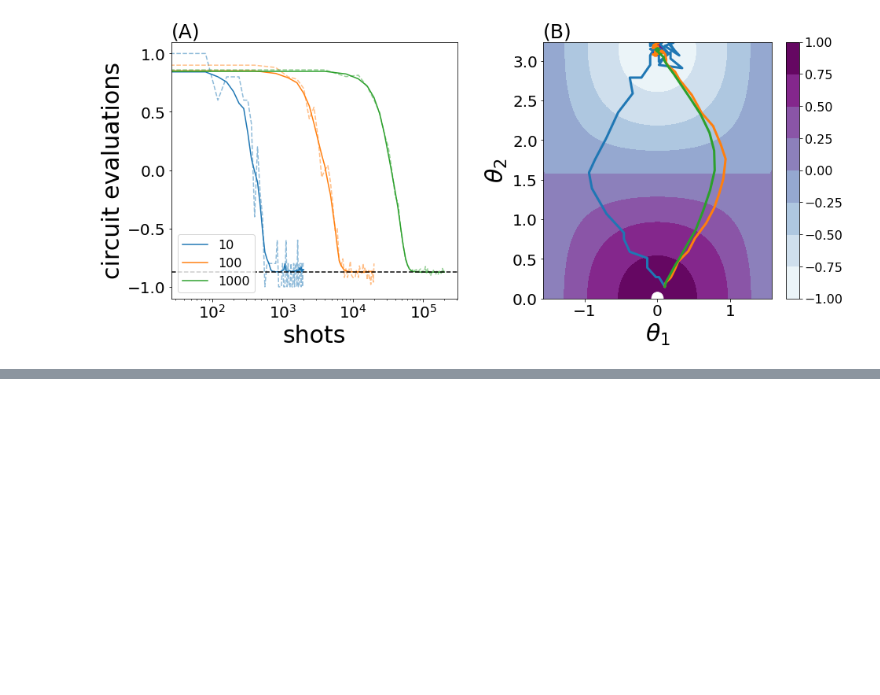
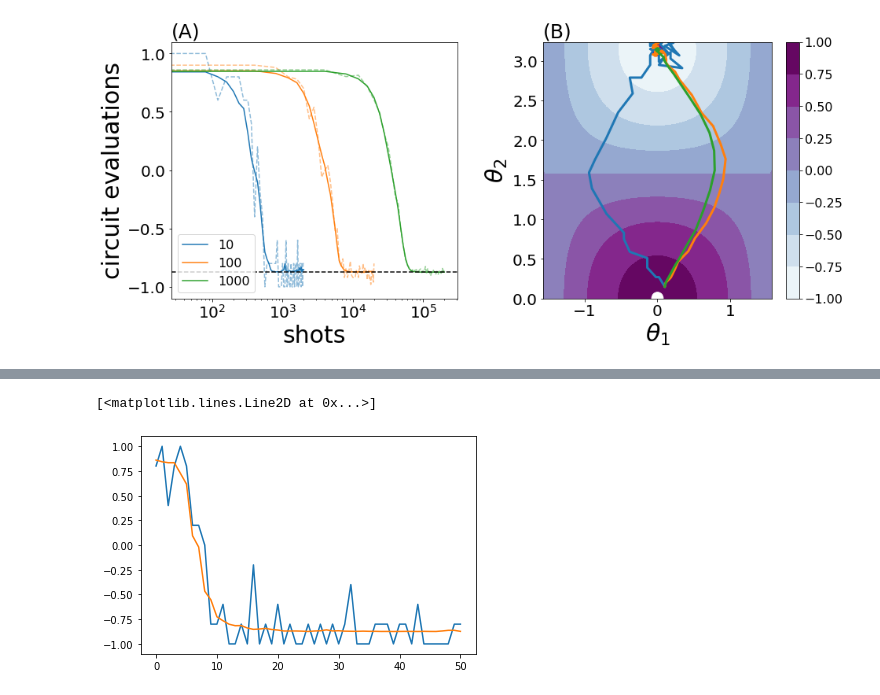
Before and after one commit to XanaduAI/derivatives-of-variational-circuits, a Jupyter notebook: optimizers/sim/simulator_analyze.ipynb, the cells around one changed output, grey strips where cells are left out. Cells and saved outputs as stored; diff of their text form; code cells hidden in the pictures; blank space fills up the shorter version.

```diff
--- a/optimizers/sim/simulator_analyze.ipynb
+++ b/optimizers/sim/simulator_analyze.ipynb
@@ -332,0 +418,10 @@ fig.savefig("gds.pdf", bbox_inches='tight')
+# %%
+costs_newd = []
+weights_newd = []
+
+for i in range(4):
+    with open("new_d_results_{}.pickle".format(i), "rb") as f:
+        ws, res, gs, hs, costs = pickle.load(f)
+
+    costs_newd.append(costs)
+    weights_newd.append(np.array(ws))
@@ -332,0 +468,14 @@ fig.savefig("gds.pdf", bbox_inches='tight')
+# %%
+c_exacts_newd = []
+
+for i in range(4):
+    c_exact = []
+    for w in weights_newd[i]:
+        c_exact.append(layers[-1](w))
+    c_exacts_newd.append(c_exact)
+# %%
+plt.plot(costs_newd[0])
+plt.plot(c_exacts_newd[0])
+# %% [output]
+[<matplotlib.lines.Line2D at 0x...>]
+[figure, added]
```
Also changed, not shown: parts of 15 cells of this notebook.
